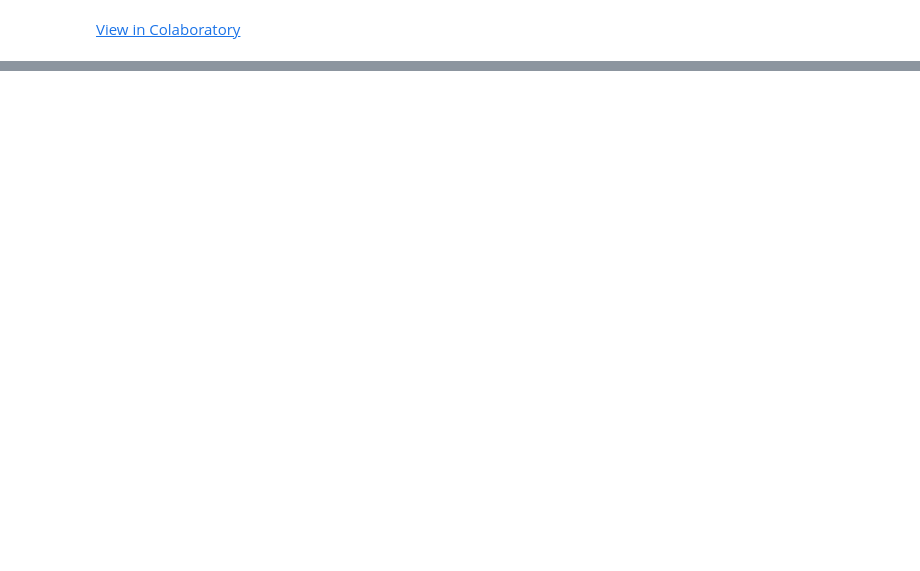
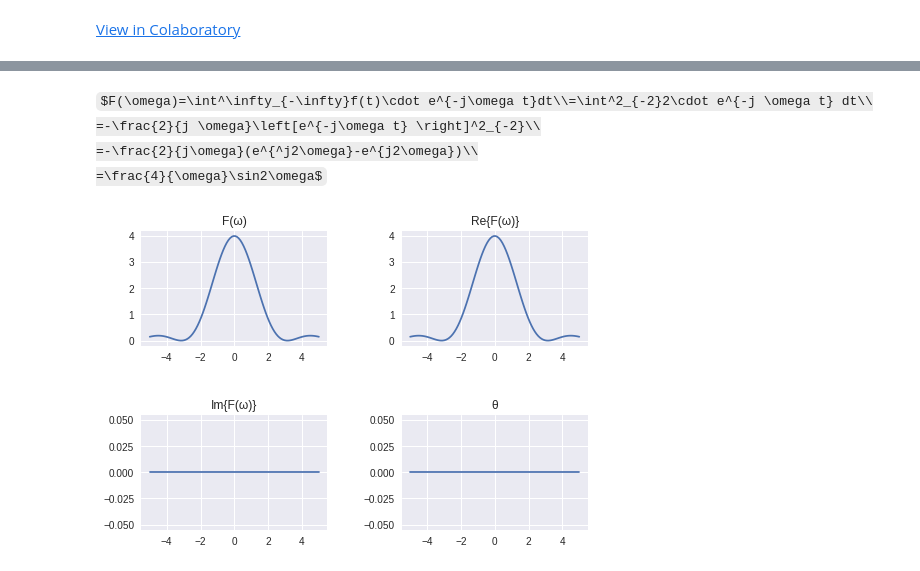
Before and after one commit to sakakendo/notebook, a Jupyter notebook: apm1_6.ipynb, the cells around one changed output, grey strips where cells are left out. Drawn from its saved outputs; the diff is of its cells as text; code cells hidden in the pictures; some formulas as TeX source; blank space fills up the shorter version.

```diff
--- a/apm1_6.ipynb
+++ b/apm1_6.ipynb
@@ -16,0 +44,38 @@
+# %% [markdown]
+$F(\omega)=\int^\infty_{-\infty}f(t)\cdot e^{-j\omega t}dt\\=\int^2_{-2}2\cdot e^{-j \omega t} dt\\
+=-\frac{2}{j \omega}\left[e^{-j\omega t} \right]^2_{-2}\\
+=-\frac{2}{j\omega}(e^{^j2\omega}-e^{j2\omega})\\
+=\frac{4}{\omega}\sin2\omega$
+# %%
+#@title [例題10-5]
+#ex1-5
+
+import numpy as np
+import matplotlib.pylab as plt
+
+x=np.linspace(-5,5,100)
+#plt.figure()
+plt.subplot(221)
+plt.title("F(ω)")
+y=4/x**2*np.sin(x)**2
+plt.plot(x,y)
+
+plt.subplot(222)
+plt.title("Re{F(ω)}")
+y=4/x**2*np.sin(x)**2
+plt.plot(x,y)
+
+plt.subplot(223)
+plt.title("Im{F(ω)}")
+y=x*0
+plt.plot(x,y)
+
+plt.subplot(224)
+plt.title("θ")
+y=x*0
+plt.plot(x,y)
+plt.subplots_adjust(wspace=0.4, hspace=0.6)
+
+plt.show()
+# %% [output]
+[figure, added]
```
Also changed, not shown: parts of 8 cells of this notebook.
